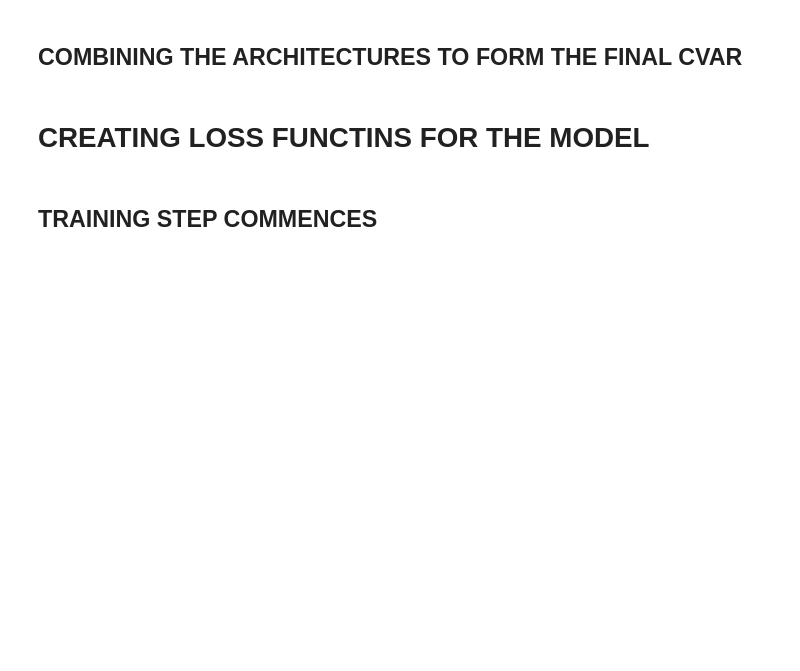
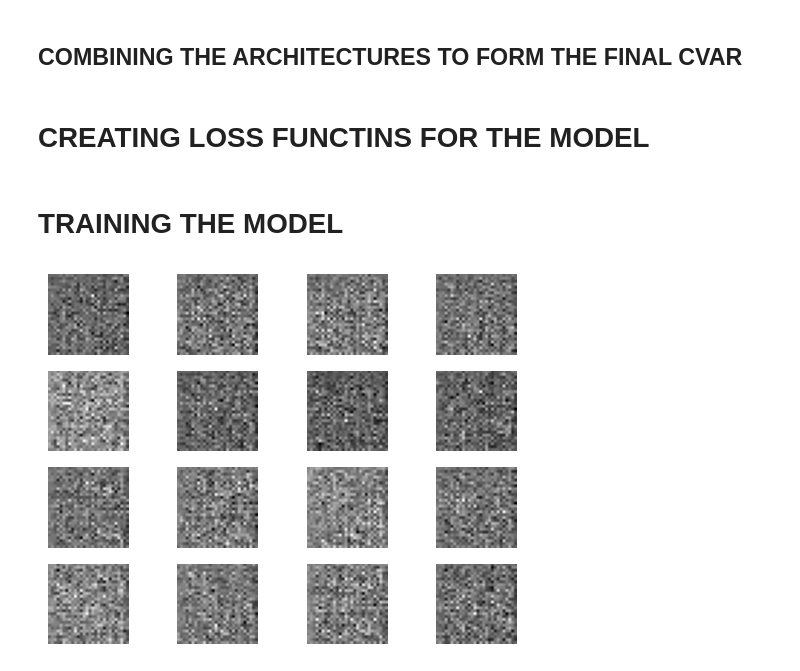
Before and after one commit to HariSkr11/Generating-digit-image-using-Generative-AI, a Jupyter notebook: model.ipynb, the cells around one changed output. Drawn from its saved outputs; the diff is of its cells as text; code cells hidden in the pictures; blank space fills up the shorter version.

Commit message:
training successful

```diff
--- a/model.ipynb
+++ b/model.ipynb
@@ -124,8 +118,6 @@ class CVAR(tf.keras.Model):
             probs = tf.sigmoid(logits)
             return probs
         return logits
-# %%
-CVAR = CVAR(8,(28,28,1))
 # %% [markdown]
 # CREATING LOSS FUNCTINS FOR THE MODEL
 # %%
@@ -153,6 +144,25 @@ def train_step(model,x,optimizer):
     gradients = Tape.gradient(loss,model.trainable_variables)
     optimizer.apply_gradients(zip(gradients,model.trainable_variables))
 # %% [markdown]
-## TRAINING STEP COMMENCES
+# TRAINING THE MODEL
 # %%
 optimizer = tf.keras.optimizers.Adam(1e-4)
+model = CVAR(2,(28,28,1))
+# %%
+def train(model,epoch,test_sample):
+    mean,logvar = model.encode(test_sample)
+    z = model.reparameterize(mean,logvar)
+    predictions = model.sample(z)
+    for i in range(predictions.shape[0]):
+        plt.subplot(4, 4, i + 1)
+        plt.imshow(predictions[i, :, :, 0], cmap='gray')
+        plt.axis('off')
+    plt.savefig("./generation while training/image at epoch {:04d}.png".format(epoch))
+    plt.show()
+# %%
+for test_batch in test_dataset.take(1):
+    test_sample = test_batch[0:16,:,:,:]
+# %%
+train(test_sample=test_sample,model=model,epoch=0)
+# %% [output]
+[figure, added]
```
Also changed, not shown: parts of 8 cells of this notebook, 1 other file.
